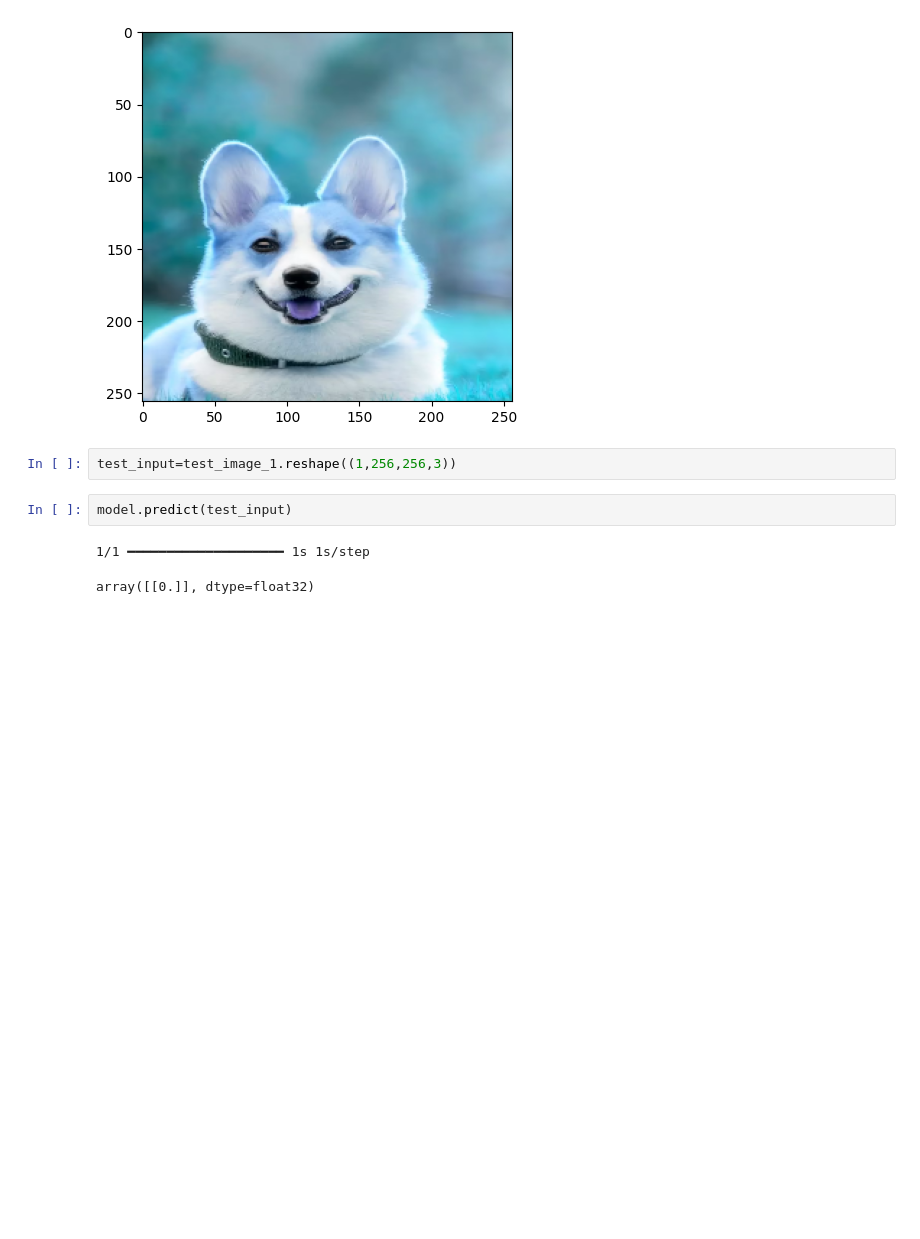
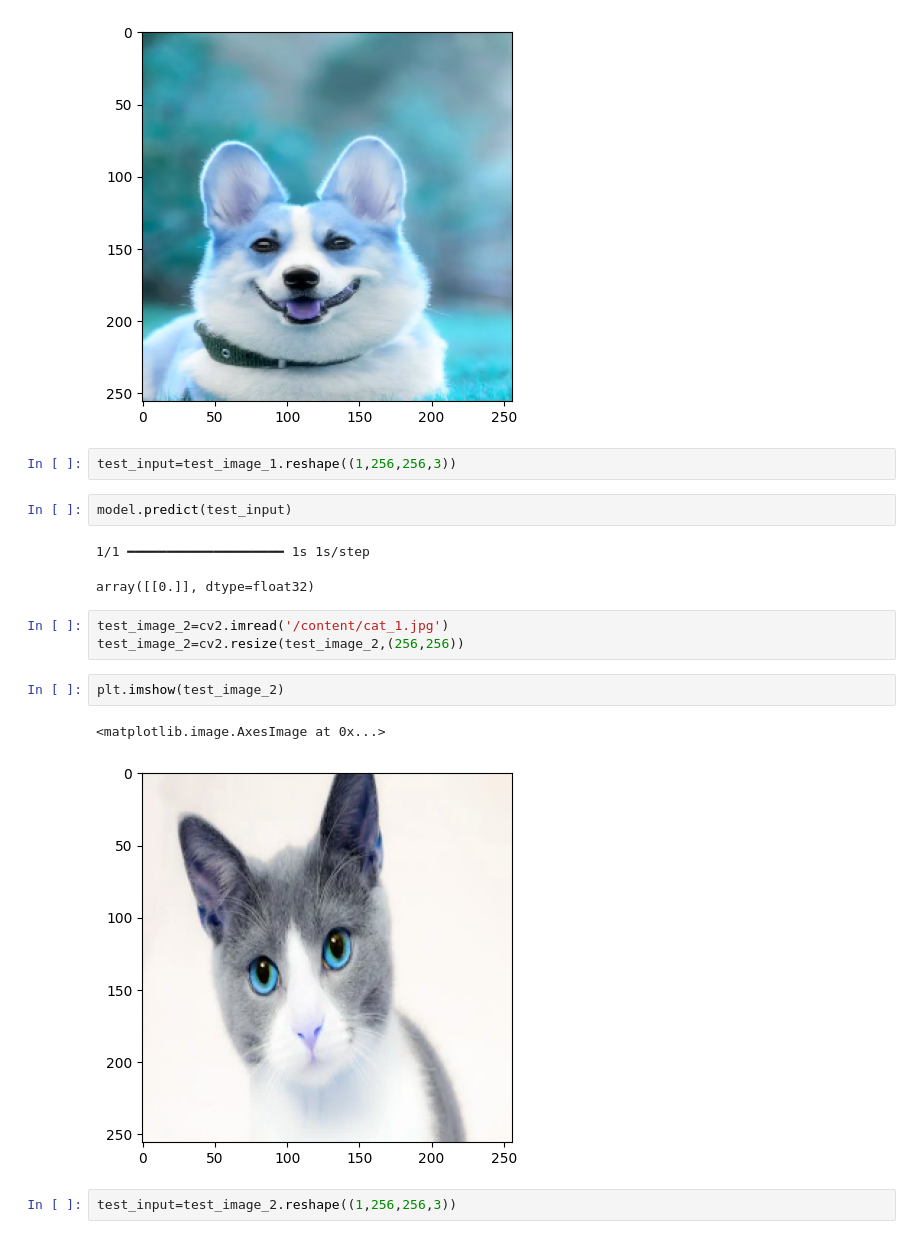
Before and after one commit to ATIK2110018/deep-learning, a Jupyter notebook: cat_vs_dog.ipynb, the cells around one changed output. Drawn from its saved outputs; the diff is of its cells as text; blank space fills up the shorter version.

```diff
--- a/cat_vs_dog.ipynb
+++ b/cat_vs_dog.ipynb
@@ -158,3 +158,13 @@ model.predict(test_input)
 # %% [output]
 1/1 ━━━━━━━━━━━━━━━━━━━━ 1s 1s/step
 array([[0.]], dtype=float32)
+# %%
+test_image_2=cv2.imread('/content/cat_1.jpg')
+test_image_2=cv2.resize(test_image_2,(256,256))
+# %%
+plt.imshow(test_image_2)
+# %% [output]
+<matplotlib.image.AxesImage at 0x...>
+[figure, added]
+# %%
+test_input=test_image_2.reshape((1,256,256,3))
```
Also changed, not shown: parts of 1 cell of this notebook.
